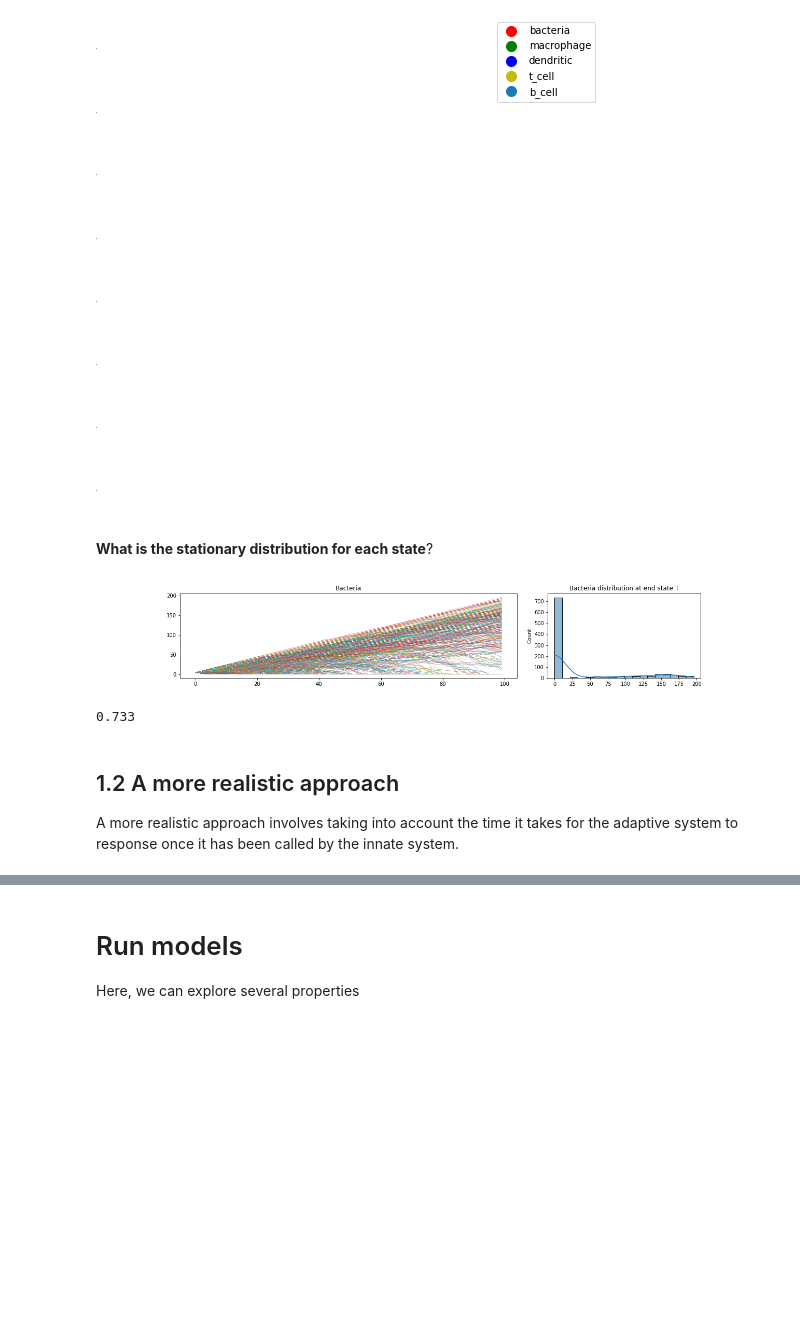
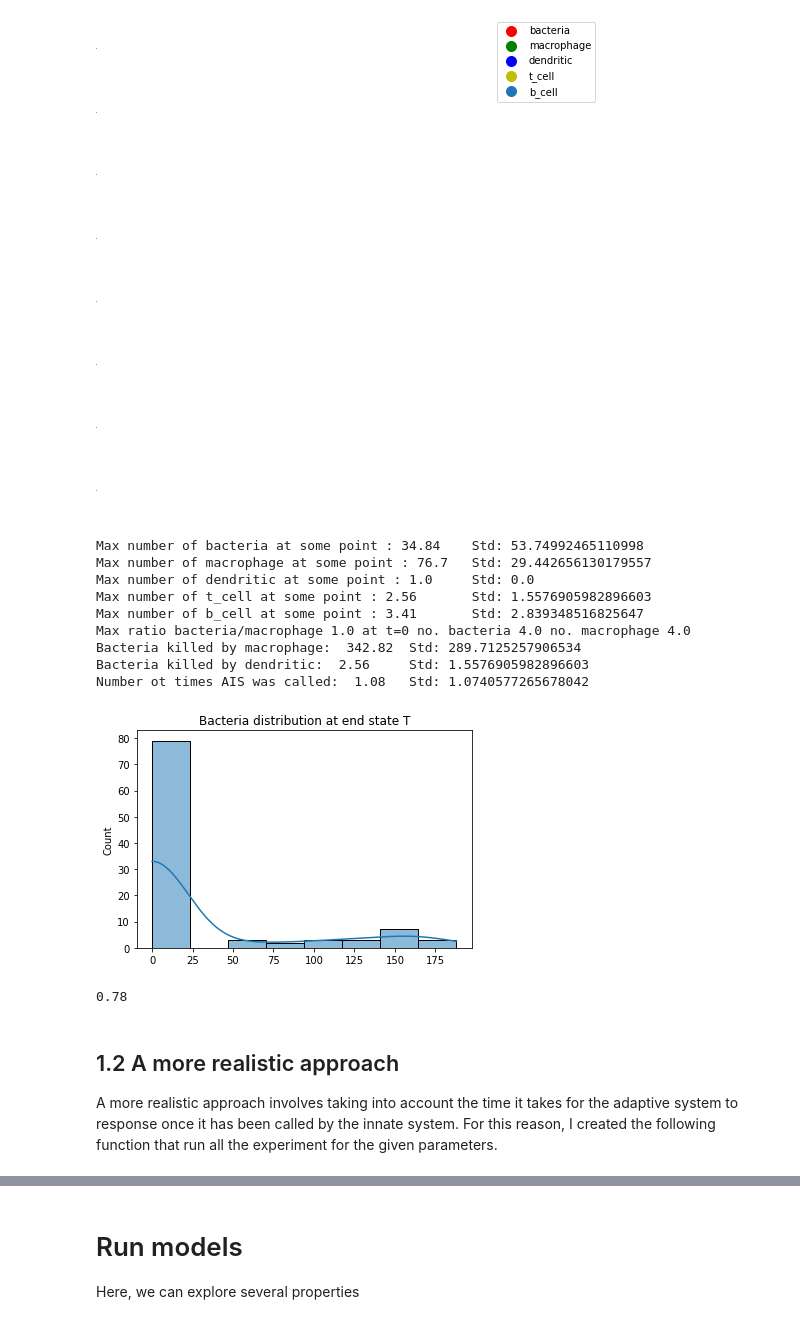
Before and after one commit to gabrielraya/immune-system, a Jupyter notebook: Project.ipynb, the cells around one changed output, grey strips where cells are left out. Drawn from its saved outputs; the diff is of its cells as text; code cells hidden in the pictures; blank space fills up the shorter version.

Commit message:
add functionalities to get the means and stds

```diff
--- a/Project.ipynb
+++ b/Project.ipynb
@@ -193,20 +196,49 @@ anim =run_animation(states, infection.AIS_ts, interval=100)
 # save animation
 writergif = PillowWriter(fps=100)
 anim.save("./animation.gif", dpi=100, writer=writergif)
-# %% [markdown]
-**What is the stationary distribution for each state**?
-# %%
-# number of simulations
-n=1000
-T=100
-paths = run_simulations(n, init_state_bacteria, BacteriaInfection, m, n_, bf, delay_ads, T, name, fig_dir)
-# %% [output]
-[figure, removed]
-# %%
-(len(paths) - np.count_nonzero(paths))/n
-# %% [output]
-0.733
+# %%
+get_ipython().magic('matplotlib inline')
+
+# run n=100 simulations
+n = 100
+Ts, states = simulate_n(n, init_state_bacteria, BacteriaInfection, m, n_, bf, delay_ads, T=100)
+
+gif_dir = fig_dir + '/gif_{}/'.format(exp_name)
+if not os.path.exists(gif_dir):
+    os.makedirs(gif_dir)
+
+# plot trajectories of the bacterial infection and get a gif
+plot_simulated_trajectories(Ts, states, cell_type="bacteria", exp_name=exp_name, fig_dir=gif_dir)
+draw_gif("baseline.gif", gif_dir, '*.png')
+
+# plot stationary distribution
+sns.histplot(states['bacteria'][:,-1], kde=True)
+plt.title('Bacteria distribution at end state T')
+plt.savefig(fig_dir + '/{}_simulate.jpg'.format(exp_name), bbox_inches='tight')
+
+# get stats
+get_mean_stats(states)
+# %% [output]
+Max number of bacteria at some point : 34.84    Std: 53.74992465110998
+Max number of macrophage at some point : 76.7   Std: 29.442656130179557
+Max number of dendritic at some point : 1.0     Std: 0.0
+Max number of t_cell at some point : 2.56       Std: 1.5576905982896603
+Max number of b_cell at some point : 3.41       Std: 2.839348516825647
+Max ratio bacteria/macrophage 1.0 at t=0 no. bacteria 4.0 no. macrophage 4.0
+Bacteria killed by macrophage:  342.82  Std: 289.7125257906534
+Bacteria killed by dendritic:  2.56     Std: 1.5576905982896603
+Number ot times AIS was called:  1.08   Std: 1.0740577265678042
+[figure, added]
+# %%
+end_state_bacteria = states['bacteria'][:,-1]
+
+# compute the probability that the immune system will win under these conditions
+probability = (len(end_state_bacteria) - np.count_nonzero(end_state_bacteria))/n
+probability
+# %% [output]
+0.78
 # %% [markdown]
 ## 1.2 A more realistic approach
 
 A more realistic approach involves taking into account the time it takes for the adaptive system to response once it has been called by the innate system.
+For this reason, I created the following function that run all the experiment for the given parameters.
```
Also changed, not shown: parts of 6 cells of this notebook.
